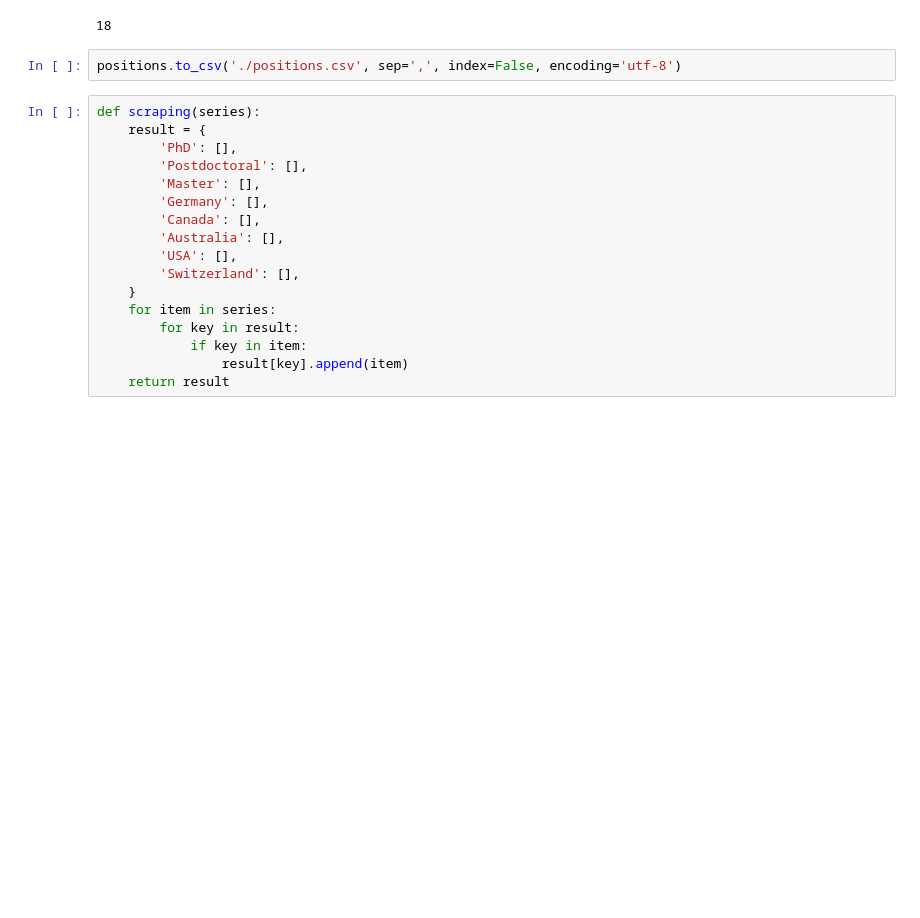
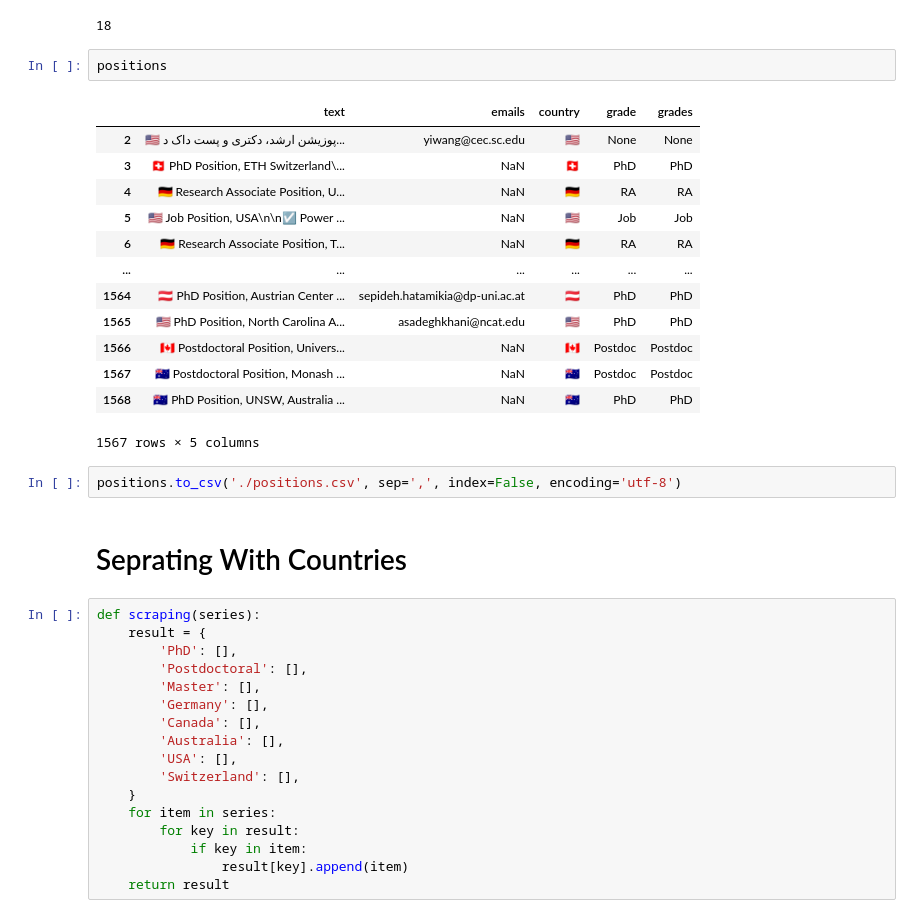
Before and after one commit to ali-r79/apply_project, a Jupyter notebook: azar_apply_project.ipynb, the cells around one changed output. Cells and saved outputs as stored; diff of their text form; blank space fills up the shorter version.

```diff
--- a/azar_apply_project.ipynb
+++ b/azar_apply_project.ipynb
@@ -229,8 +213,26 @@ sum(positions['grade'].isna())
 sum(positions['country'].isna())
 # %% [output]
 18
+# %%
+positions
+# %% [output]
+|  | text | emails | country | grade | grades |
+| 2 | 🇺🇸 پوزیشن ارشد، دکتری و پست داک د... | yiwang@cec.sc.edu | 🇺🇸 | None | None |
+| 3 | 🇨🇭 PhD Position, ETH Switzerland\... | NaN | 🇨🇭 | PhD | PhD |
+| 4 | 🇩🇪 Research Associate Position, U... | NaN | 🇩🇪 | RA | RA |
+| 5 | 🇺🇸 Job Position, USA\n\n☑️ Power ... | NaN | 🇺🇸 | Job | Job |
+| 6 | 🇩🇪 Research Associate Position, T... | NaN | 🇩🇪 | RA | RA |
+| ... | ... | ... | ... | ... | ... |
+| 1564 | 🇦🇹 PhD Position, Austrian Center ... | sepideh.hatamikia@dp-uni.ac.at | 🇦🇹 | PhD | PhD |
+| 1565 | 🇺🇸 PhD Position, North Carolina A... | asadeghkhani@ncat.edu | 🇺🇸 | PhD | PhD |
+| 1566 | 🇨🇦 Postdoctoral Position, Univers... | NaN | 🇨🇦 | Postdoc | Postdoc |
+| 1567 | 🇦🇺 Postdoctoral Position, Monash ... | NaN | 🇦🇺 | Postdoc | Postdoc |
+| 1568 | 🇦🇺 PhD Position, UNSW, Australia ... | NaN | 🇦🇺 | PhD | PhD |
+1567 rows × 5 columns
 # %%
 positions.to_csv('./positions.csv', sep=',', index=False, encoding='utf-8')
+# %% [markdown]
+# Seprating With Countries
 # %%
 def scraping(series):
     result = {
```
Also changed, not shown: parts of 5 cells of this notebook, 1 other file.
